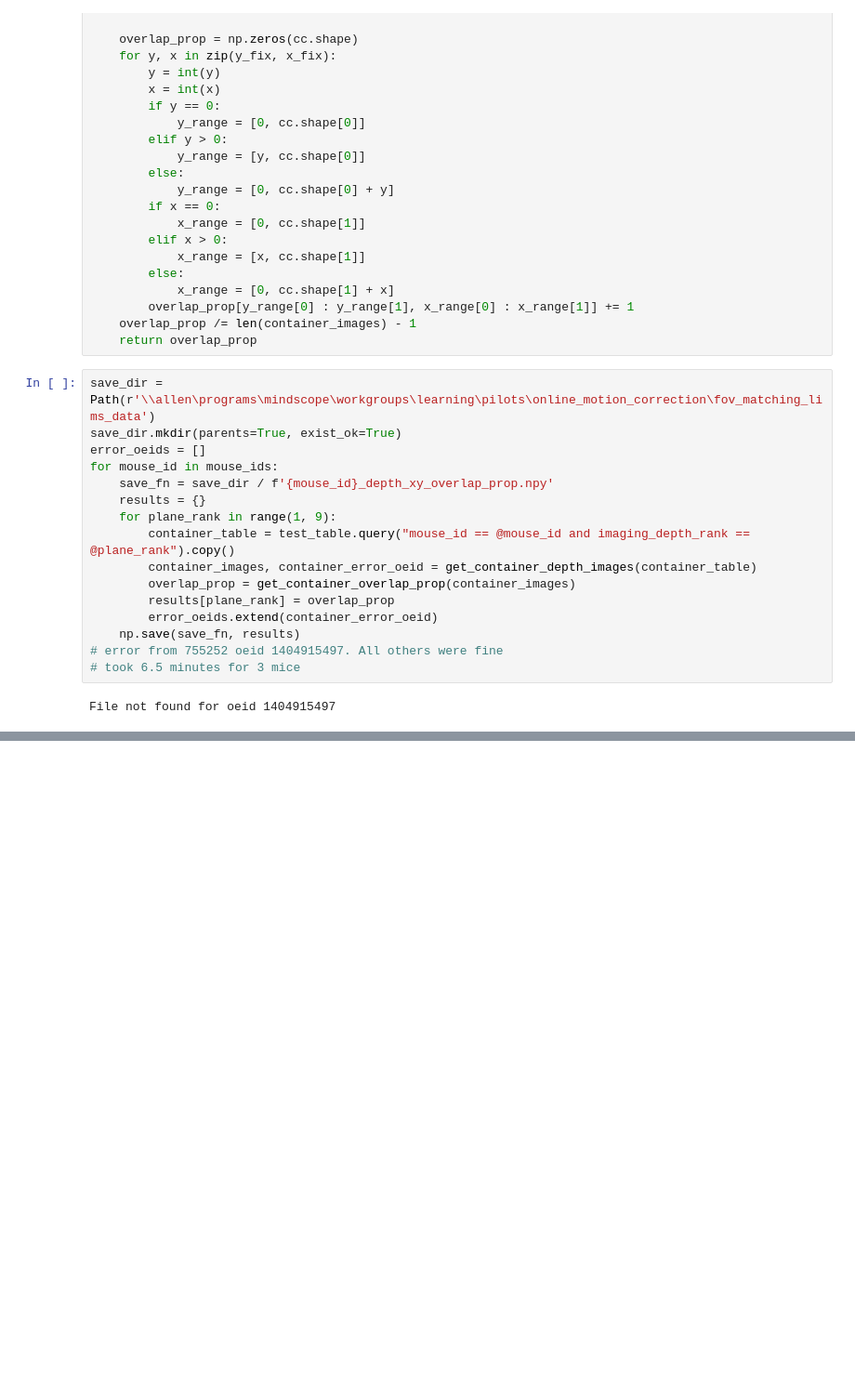
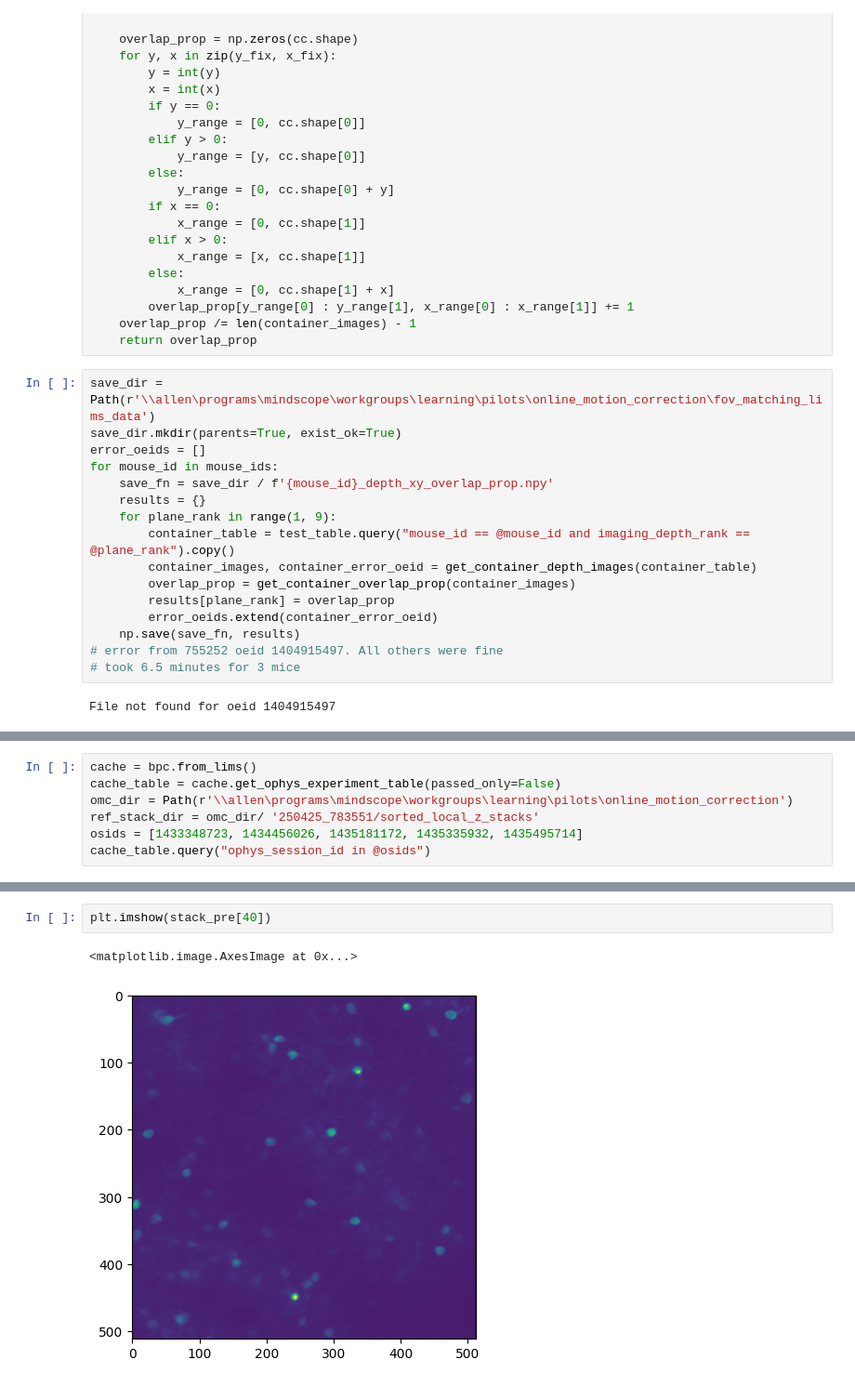
Before and after one commit to AllenNeuralDynamics/lamf_analysis_lims, a Jupyter notebook: pilot_data_analysis/online_motion_correction/250530_fov_matching_quantification.ipynb, the cells around one changed output, grey strips where cells are left out. Shown at 93% size. Drawn from its saved outputs; the diff is of its cells as text; blank space fills up the shorter version.

```diff
--- a/pilot_data_analysis/online_motion_correction/250530_fov_matching_quantification.ipynb
+++ b/pilot_data_analysis/online_motion_correction/250530_fov_matching_quantification.ipynb
@@ -213,0 +391,7 @@ zstack_reg = register_local_z_stack
+# %%
+cache = bpc.from_lims()
+cache_table = cache.get_ophys_experiment_table(passed_only=False)
+omc_dir = Path(r'\\allen\programs\mindscope\workgroups\learning\pilots\online_motion_correction')
+ref_stack_dir = omc_dir/ '250425_783551/sorted_local_z_stacks'
+osids = [1433348723, 1434456026, 1435181172, 1435335932, 1435495714]
+cache_table.query("ophys_session_id in @osids")
@@ -213,0 +542,5 @@ zstack_reg = register_local_z_stack
+# %%
+plt.imshow(stack_pre[40])
+# %% [output]
+<matplotlib.image.AxesImage at 0x...>
+[figure, added]
```
Also changed, not shown: parts of 48 cells of this notebook, 4 other files.
